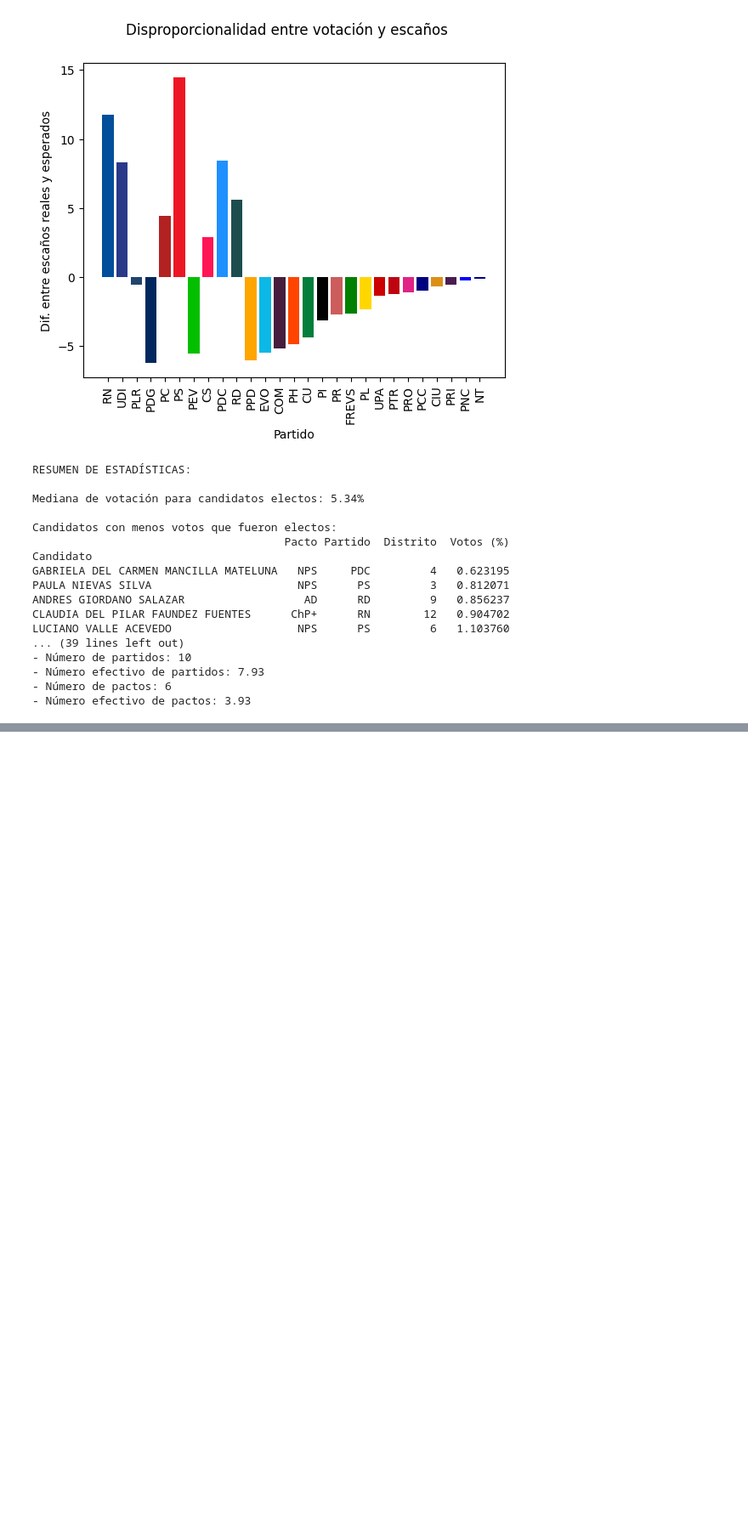
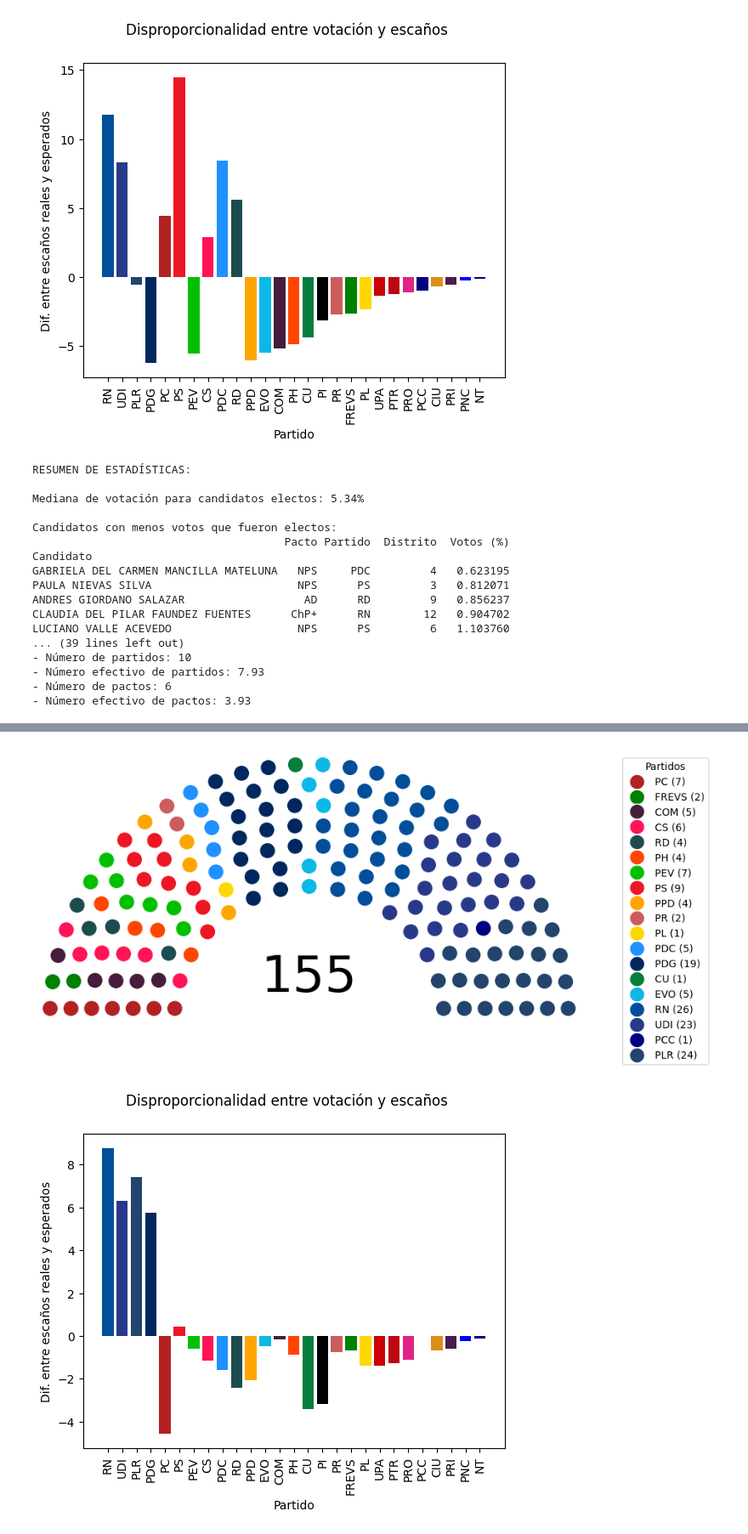
Before and after one commit to claugaete/sistemas-electorales, a Jupyter notebook: informe.ipynb, the cells around one changed output, grey strips where cells are left out. Shown at 85% size. Cells and saved outputs as stored; diff of their text form; code cells hidden in the pictures; blank space fills up the shorter version.

```diff
--- a/informe.ipynb
+++ b/informe.ipynb
@@ -324,0 +388,20 @@ LUCIANO VALLE ACEVEDO                   NPS      PS         6   1.103760
+# %%
+results_dhondt_no_pact = appoint_divisor_district(
+    df_no_pact,
+    district_seats=district_seats,
+    assign_type="dhondt",
+    party_threshold=0.00
+)
+
+results_dhondt_no_pact.loc[:, "pact"] = df["pact"]
+
+app_dhondt_no_pact = Apportionment(
+    results=results_dhondt_no_pact,
+    colors=colors,
+    party_order=party_order
+)
+
+app_dhondt_no_pact.summary()
+# %% [output]
+[figure, added]
+[figure, added]
```
Also changed, not shown: parts of 8 cells of this notebook, 1 other file.
